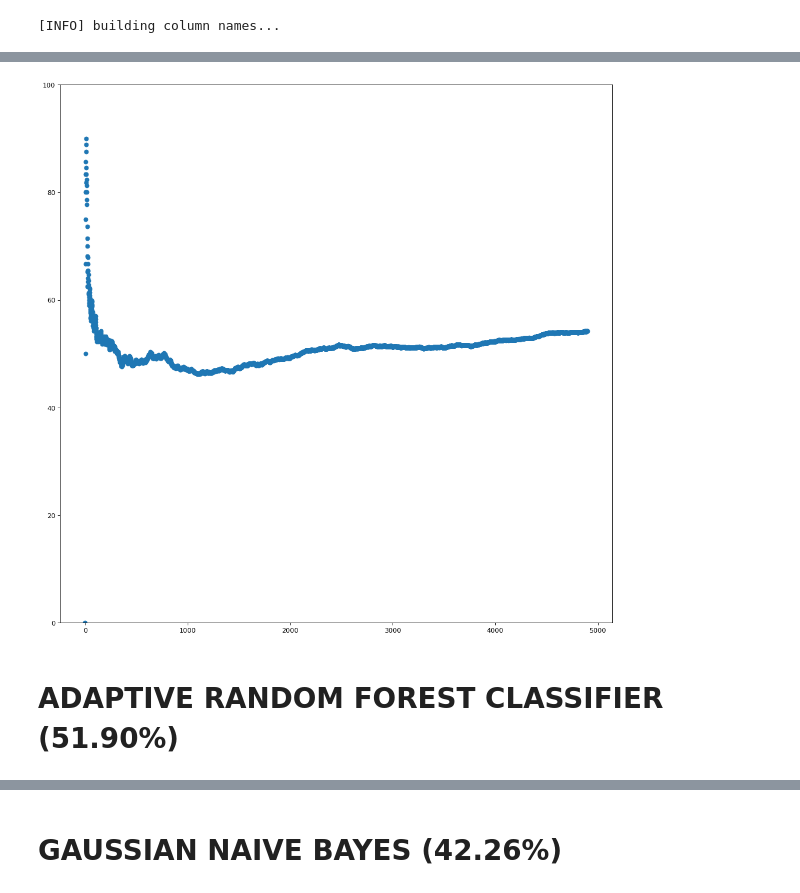
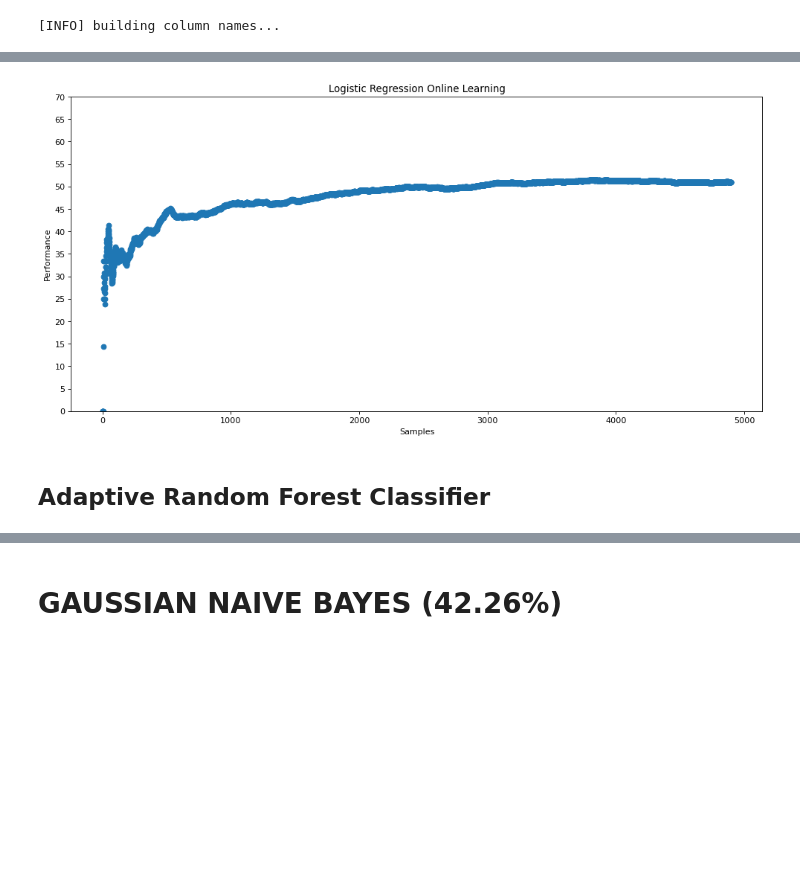
Before and after one commit to LucaMagini/Online-Learning, a Jupyter notebook: wine_KERAS.ipynb, the cells around one changed output, grey strips where cells are left out. Drawn from its saved outputs; the diff is of its cells as text; code cells hidden in the pictures; blank space fills up the shorter version.

Commit message:
Project Presentation + Logistic Regression

```diff
--- a/wine_KERAS.ipynb
+++ b/wine_KERAS.ipynb
@@ -81,21 +211,29 @@ model = Pipeline(
 # %%
-# initialize our metric
+#Getting the dataset
+dataset = stream.iter_csv("winequality-white-shuffled.csv", target="quality", converters=types)
+
+#Constructing our pipeline (standardize features + model)
+model = Pipeline(
+    StandardScaler(),
+    OneVsRestClassifier(classifier=LogisticRegression(loss = optim.losses.Log(), intercept_lr = 0.005)))
+
+#Initializing our metric
 print("[INFO] starting training...")
 metric = Accuracy()
 
 values = []
 
-# loop over the dataset
+#Looping over the dataset one row at a time
 for (i, (X, y)) in enumerate(dataset):
-    # make predictions on the current set of features, train the
-    # model on the features, and then update our metric
+    #Make predictions on the current set of features, train the
+    #model on the features, and then update our metric
     preds = model.predict_one(X)
     model = model.learn_one(X, y)
     metric = metric.update(y, preds)
     values.append((i, float(str(metric).split(':')[1].strip()[:-1])))
-    print("[INFO] update {} - {}".format(i, metric))
+    #print("[INFO] update {} - {}".format(i, metric))
 
-# show the accuracy of the model
+#Showing the accuracy of the model
 print("[INFO] final - {}".format(metric))
 # %% [output]
 [INFO] starting training...
@@ -118,14 +241,15 @@ print("[INFO] final - {}".format(metric))
 # %%
-import matplotlib.pyplot as plt
-from matplotlib.pyplot import figure
-
-figure(figsize=(15, 15), dpi=80)
+figure(figsize=(15, 7), dpi=80)
 ax = plt.gca()
-ax.set_ylim([0, 100])
+plt.yticks(np.arange(0, 101, 5))
+ax.set_ylim([0, 70])
+plt.title("Logistic Regression Online Learning")
+plt.xlabel("Samples")
+plt.ylabel("Performance")
 plt.scatter(*zip(*values))
 plt.show()
 # %% [output]
-[figure, old version]
+[figure, new version]
 # %% [markdown]
-# ADAPTIVE RANDOM FOREST CLASSIFIER (51.90%)
+## Adaptive Random Forest Classifier
 # %%
```
Also changed, not shown: parts of 32 cells of this notebook, 1 other file.
